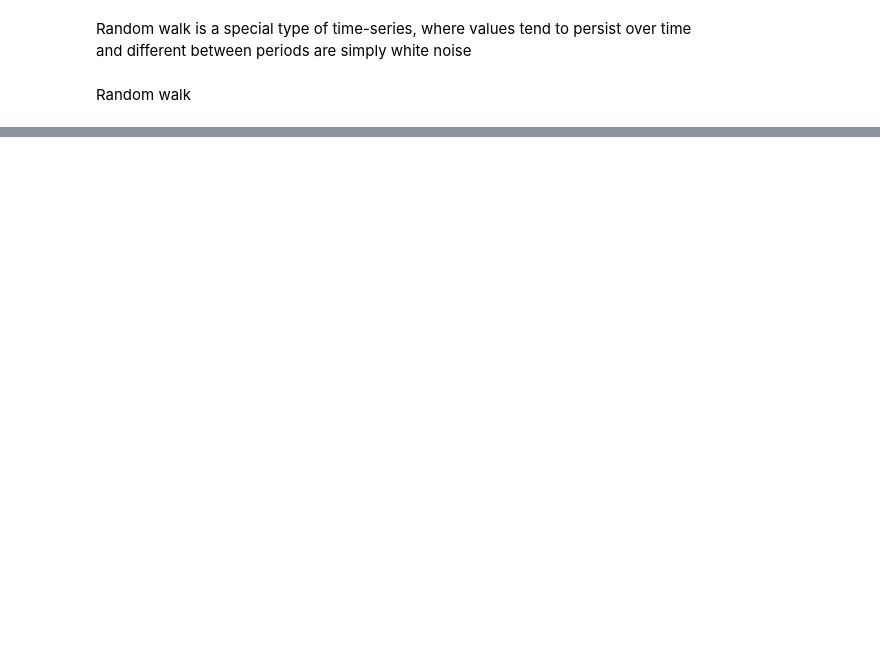
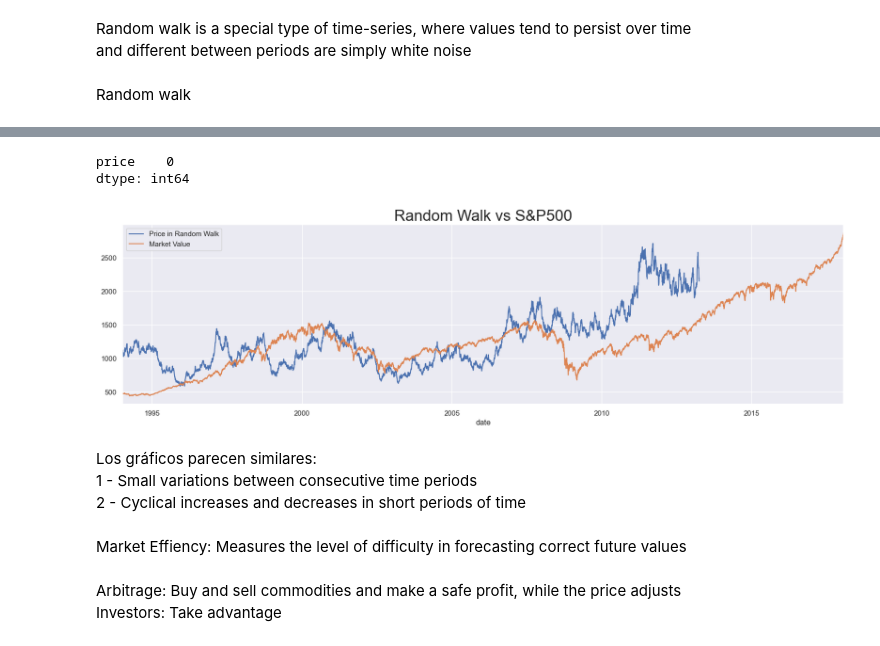
Before and after one commit to jcmsbits/time_series_analysis, a Jupyter notebook: random_walk.ipynb, the cells around one changed output, grey strips where cells are left out. Drawn from its saved outputs; the diff is of its cells as text; code cells hidden in the pictures; blank space fills up the shorter version.

Commit message:
Random Walk

```diff
--- a/random_walk.ipynb
+++ b/random_walk.ipynb
@@ -27,3 +27,5 @@ size = int(len(df_comp) * 0.8)
 df, df_test = df_comp[:size], df_comp[size:]
 # %% [markdown]
 Random walk
+# %%
+rw = pd.read_csv("data/RandWalk.csv")
@@ -29,0 +41,4 @@ Random walk
+# %%
+rw.date = pd.to_datetime(rw.date, dayfirst = True)
+# %%
+rw.set_index('date', inplace=True)
@@ -29,0 +53,28 @@ Random walk
+# %%
+rw = rw.asfreq("b")
+# %%
+rw.isnull().sum()
+# %% [output]
+price    0
+dtype: int64
+# %%
+rw.price.plot(figsize=(20,5), label = "Price in Random Walk")
+df_comp.market_value.plot(label = "Market Value")
+plt.title("Random Walk vs S&P500", size = 24)
+plt.legend()
+plt.show()
+# %% [output]
+[figure, added]
+# %% [markdown]
+Los gráficos parecen similares:
+<br>
+1 -  Small variations between consecutive time periods
+<br>
+2 - Cyclical increases and decreases in short periods of time
+# %% [markdown]
+Market Effiency:
+Measures the level of difficulty in forecasting correct future values
+# %% [markdown]
+Arbitrage: Buy and sell commodities and make a safe profit, while the price adjusts
+<br>
+Investors: Take advantage
```
Also changed, not shown: parts of 2 cells of this notebook.
